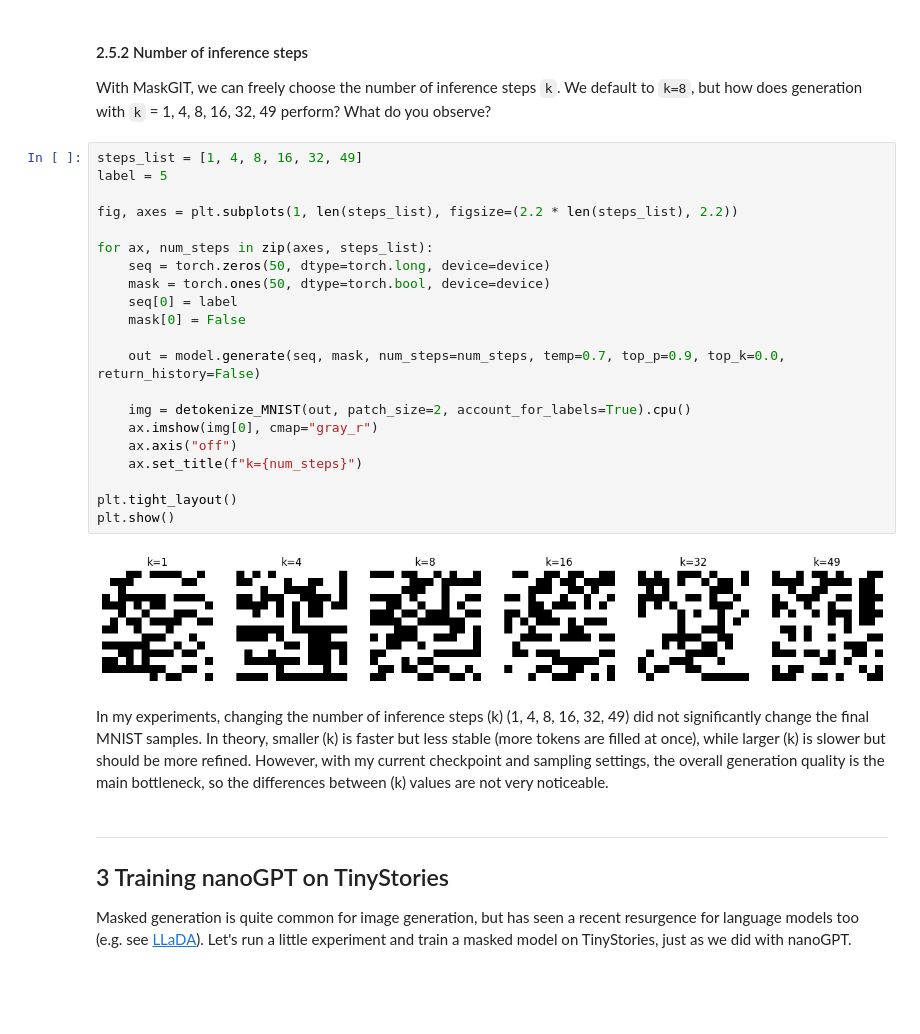
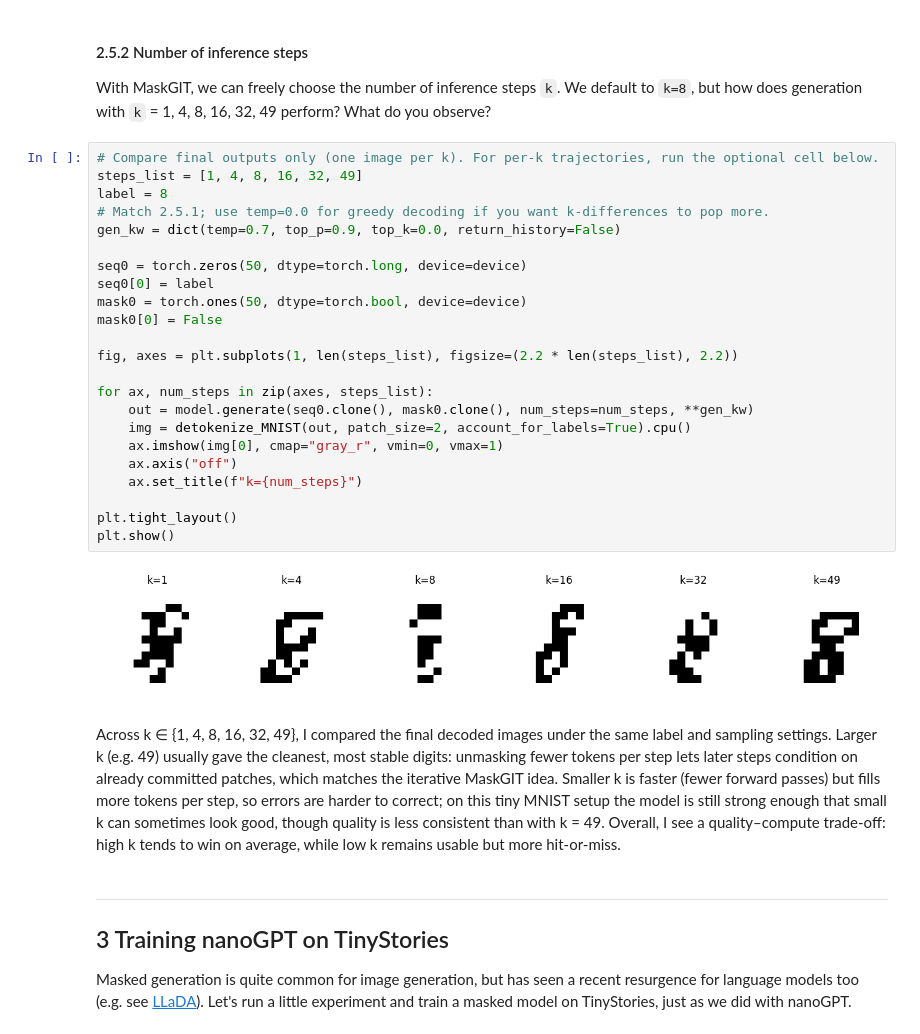
Before and after one commit to ZenWang00/2026-Spring-CS503-Visual-Intelligence-Homework, a Jupyter notebook: NanoFM_Homeworks/notebooks/CS503_FM_part2_nanoMaskGIT.ipynb, the cells around one changed output. Saved outputs shown, nothing was run; the diff lists cells and outputs as text; blank space fills up the shorter version.

```diff
--- a/NanoFM_Homeworks/notebooks/CS503_FM_part2_nanoMaskGIT.ipynb
+++ b/NanoFM_Homeworks/notebooks/CS503_FM_part2_nanoMaskGIT.ipynb
@@ -330,30 +330,32 @@ With return_history=True, I can visualize the intermediate decoding steps of Mas
 
 With MaskGIT, we can freely choose the number of inference steps `k`. We default to `k=8`, but how does generation with `k` = 1, 4, 8, 16, 32, 49 perform? What do you observe?
 # %%
+# Compare final outputs only (one image per k). For per-k trajectories, run the optional cell below.
 steps_list = [1, 4, 8, 16, 32, 49]
-label = 5
+label = 8
+# Match 2.5.1; use temp=0.0 for greedy decoding if you want k-differences to pop more.
+gen_kw = dict(temp=0.7, top_p=0.9, top_k=0.0, return_history=False)
+
+seq0 = torch.zeros(50, dtype=torch.long, device=device)
+seq0[0] = label
+mask0 = torch.ones(50, dtype=torch.bool, device=device)
+mask0[0] = False
 
 fig, axes = plt.subplots(1, len(steps_list), figsize=(2.2 * len(steps_list), 2.2))
 
 for ax, num_steps in zip(axes, steps_list):
-    seq = torch.zeros(50, dtype=torch.long, device=device)
-    mask = torch.ones(50, dtype=torch.bool, device=device)
-    seq[0] = label
-    mask[0] = False
-
-    out = model.generate(seq, mask, num_steps=num_steps, temp=0.7, top_p=0.9, top_k=0.0, return_history=False)
-
+    out = model.generate(seq0.clone(), mask0.clone(), num_steps=num_steps, **gen_kw)
     img = detokenize_MNIST(out, patch_size=2, account_for_labels=True).cpu()
-    ax.imshow(img[0], cmap="gray_r")
+    ax.imshow(img[0], cmap="gray_r", vmin=0, vmax=1)
     ax.axis("off")
     ax.set_title(f"k={num_steps}")
 
 plt.tight_layout()
 plt.show()
 # %% [output]
-[figure, old version]
+[figure, new version]
 # %% [markdown]
-In my experiments, changing the number of inference steps (k) (1, 4, 8, 16, 32, 49) did not significantly change the final MNIST samples. In theory, smaller (k) is faster but less stable (more tokens are filled at once), while larger (k) is slower but should be more refined. However, with my current checkpoint and sampling settings, the overall generation quality is the main bottleneck, so the differences between (k) values are not very noticeable.
+Across k ∈ {1, 4, 8, 16, 32, 49}, I compared the final decoded images under the same label and sampling settings. Larger k (e.g. 49) usually gave the cleanest, most stable digits: unmasking fewer tokens per step lets later steps condition on already committed patches, which matches the iterative MaskGIT idea. Smaller k is faster (fewer forward passes) but fills more tokens per step, so errors are harder to correct; on this tiny MNIST setup the model is still strong enough that small k can sometimes look good, though quality is less consistent than with k = 49. Overall, I see a quality–compute trade-off: high k tends to win on average, while low k remains usable but more hit-or-miss.
 # %% [markdown]
 ---
 
```
Also changed, not shown: parts of 7 cells of this notebook.
